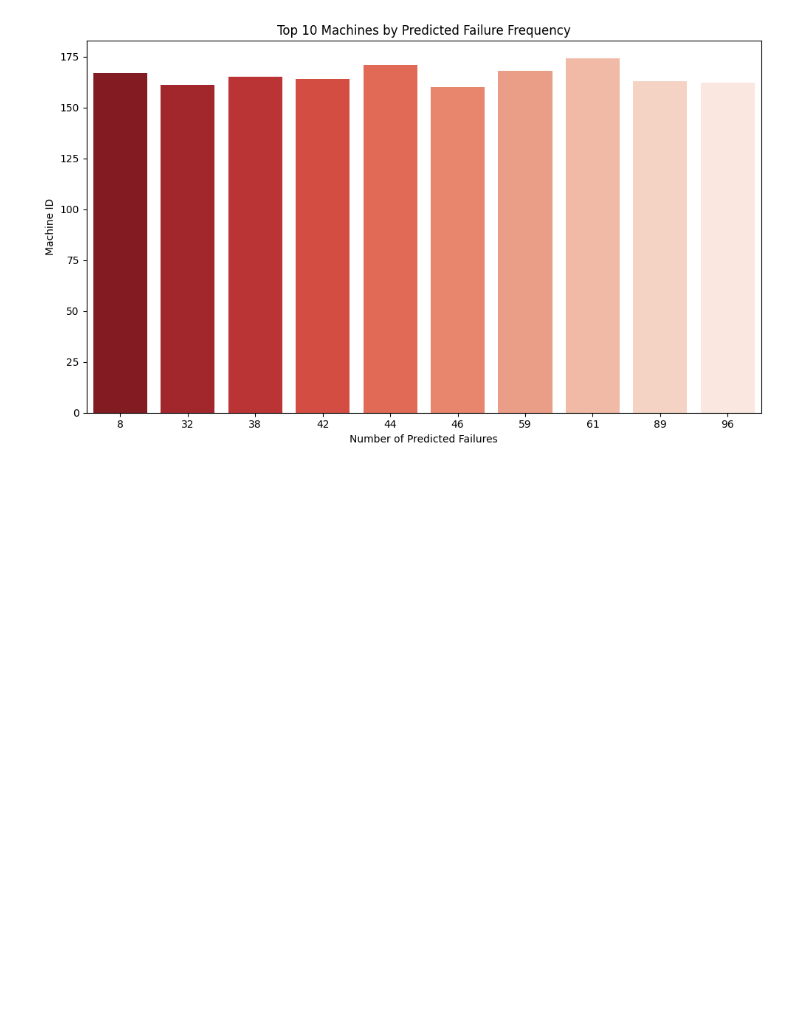
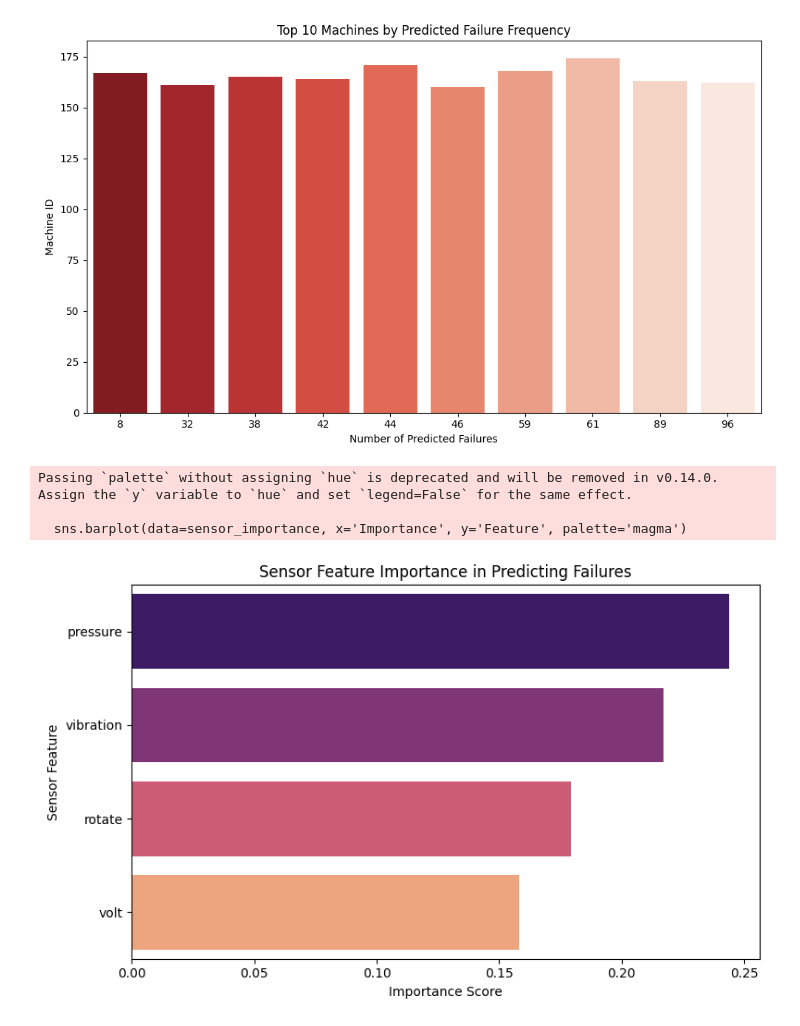
Before and after one commit to Nnsfnhh/Predictive-Maintenence-Using-Sensor-Data, a Jupyter notebook: Capstone_Project_MA_2.ipynb, the cells around one changed output. Saved outputs shown, nothing was run; the diff lists cells and outputs as text; code cells hidden in the pictures; blank space fills up the shorter version.

Commit message:
-Add visualization to see which features influence the most in prediction -Add column predicted maintenance datetime

```diff
--- a/Capstone_Project_MA_2.ipynb
+++ b/Capstone_Project_MA_2.ipynb
@@ -669,3 +690,35 @@ Passing `palette` without assigning `hue` is deprecated and will be removed in v
 
   sns.barplot(x='machineID', y='failure_count', data=top_machines, palette='Reds_r')
 [figure]
+# %%
+import matplotlib.pyplot as plt
+import seaborn as sns
+import pandas as pd
+
+# Get feature importances from your trained classifier (e.g., Random Forest)
+importances = model.feature_importances_
+feature_names = X_train.columns
+
+# Create DataFrame of features and their importance
+feat_df = pd.DataFrame({'Feature': feature_names, 'Importance': importances})
+
+# Filter only sensor features
+sensor_features = ['volt', 'rotate', 'pressure', 'vibration']
+sensor_importance = feat_df[feat_df['Feature'].isin(sensor_features)]
+
+# Sort and plot
+sensor_importance = sensor_importance.sort_values(by='Importance', ascending=False)
+
+# Plotting
+plt.figure(figsize=(8, 5))
+sns.barplot(data=sensor_importance, x='Importance', y='Feature', palette='magma')
+plt.title('Sensor Feature Importance in Predicting Failures')
+plt.xlabel('Importance Score')
+plt.ylabel('Sensor Feature')
+plt.tight_layout()
+plt.show()
+# %% [output]
+Passing `palette` without assigning `hue` is deprecated and will be removed in v0.14.0. Assign the `y` variable to `hue` and set `legend=False` for the same effect.
+
+  sns.barplot(data=sensor_importance, x='Importance', y='Feature', palette='magma')
+[figure, added]
```
Also changed, not shown: parts of 5 cells of this notebook.
